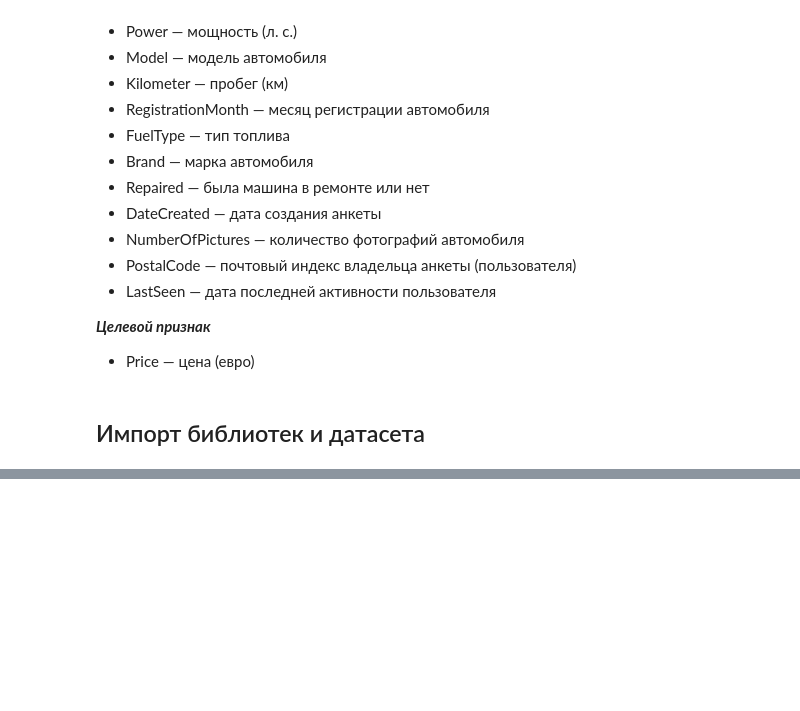
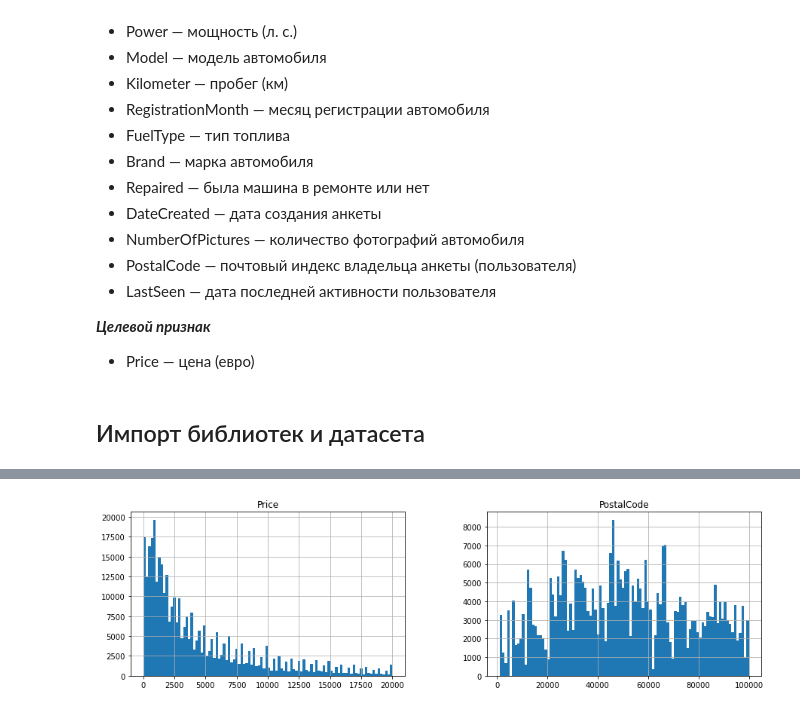
Before and after one commit to Vasart-ds/gradient_boost, a Jupyter notebook: gradient_boosting.ipynb, the cells around one changed output, grey strips where cells are left out. Saved outputs shown, nothing was run; the diff lists cells and outputs as text; code cells hidden in the pictures; blank space fills up the shorter version.

```diff
--- a/gradient_boosting.ipynb
+++ b/gradient_boosting.ipynb
@@ -36,0 +107,4 @@ import matplotlib as plt
+# %%
+df[['Price', 'PostalCode']].hist(figsize = (15, 4), bins=100);
+# %% [output]
+[figure, added]
```
Also changed, not shown: parts of 78 cells of this notebook.
